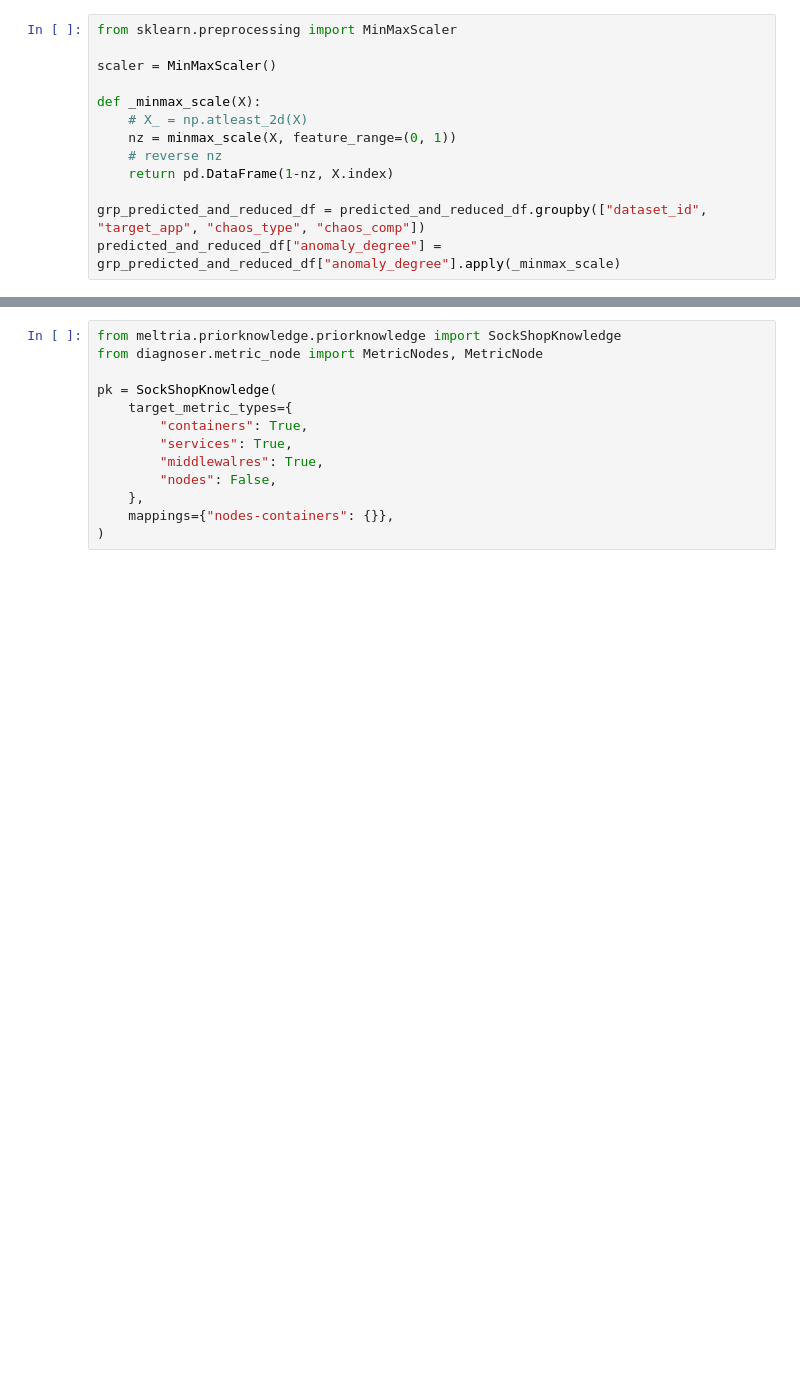
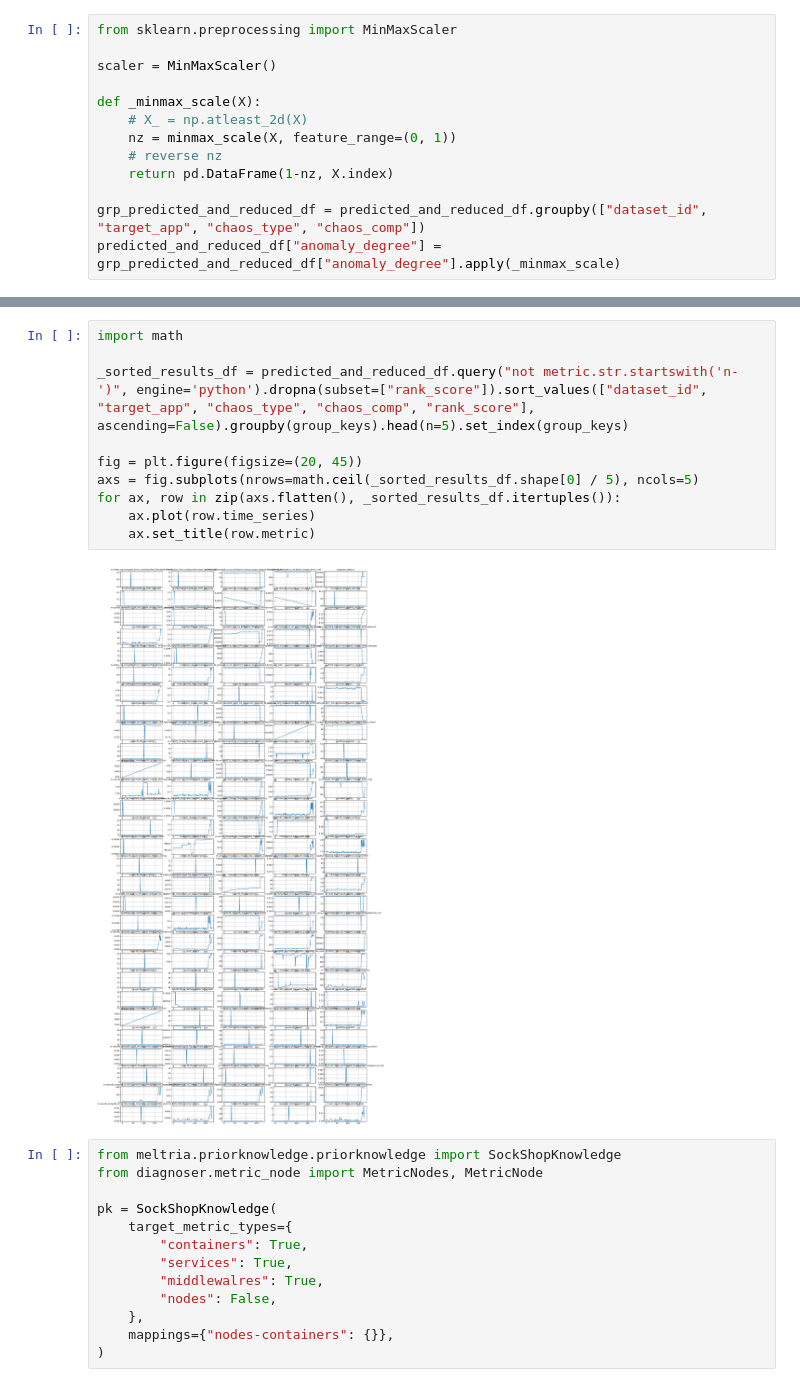
Before and after one commit to XuRepository/meltria-analyzer, a Jupyter notebook: notebooks/patternmatcher.ipynb, the cells around one changed output, grey strips where cells are left out. Saved outputs shown, nothing was run; the diff lists cells and outputs as text; blank space fills up the shorter version.

```diff
--- a/notebooks/patternmatcher.ipynb
+++ b/notebooks/patternmatcher.ipynb
@@ -389,3 +376,15 @@ with pd.option_context("display.max_rows", None, "display.max_columns", None, "d
+# %%
+import math
+
+_sorted_results_df = predicted_and_reduced_df.query("not metric.str.startswith('n-')", engine='python').dropna(subset=["rank_score"]).sort_values(["dataset_id", "target_app", "chaos_type", "chaos_comp", "rank_score"], ascending=False).groupby(group_keys).head(n=5).set_index(group_keys)
+
+fig = plt.figure(figsize=(20, 45))
+axs = fig.subplots(nrows=math.ceil(_sorted_results_df.shape[0] / 5), ncols=5)
+for ax, row in zip(axs.flatten(), _sorted_results_df.itertuples()):
+    ax.plot(row.time_series)
+    ax.set_title(row.metric)
+# %% [output]
+[figure, added]
 # %%
 from meltria.priorknowledge.priorknowledge import SockShopKnowledge
 from diagnoser.metric_node import MetricNodes, MetricNode
```
Also changed, not shown: parts of 10 cells of this notebook, 2 other files.
